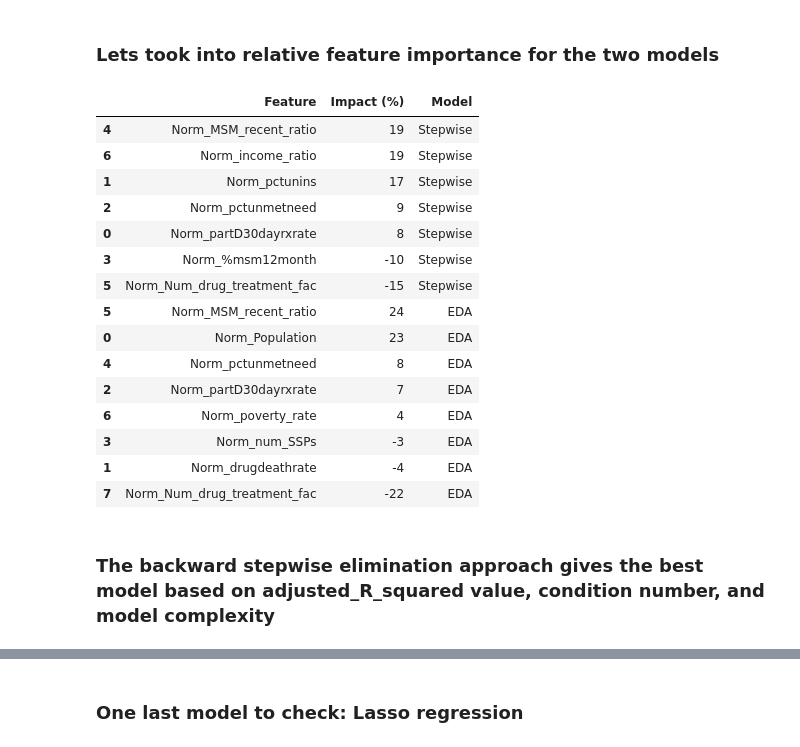
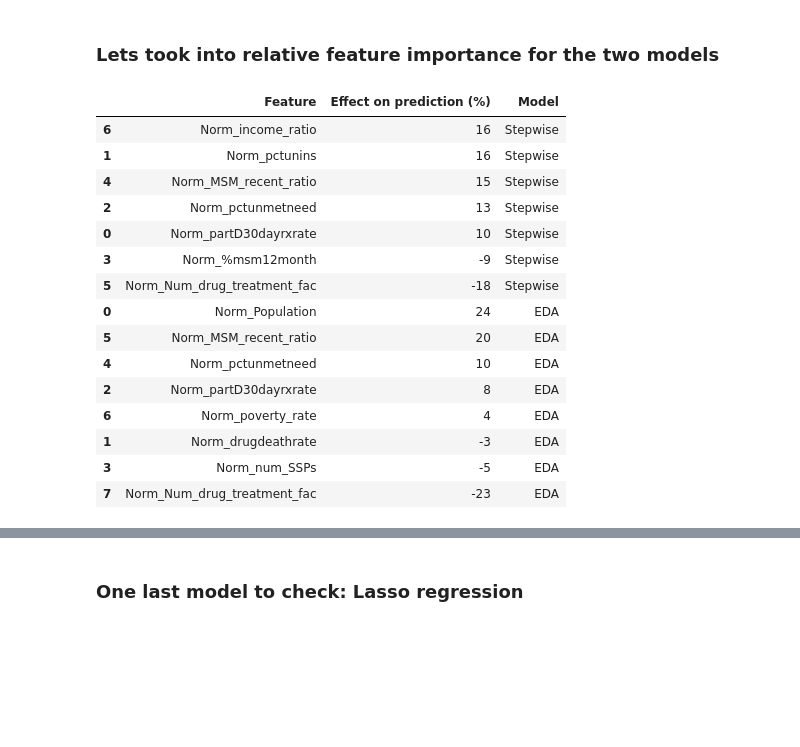
Before and after one commit to Jbultema/HIV_infection_forecasting, a Jupyter notebook: HIV_infection_EDA.ipynb, the cells around one changed output, grey strips where cells are left out. Saved outputs shown, nothing was run; the diff lists cells and outputs as text; code cells hidden in the pictures; blank space fills up the shorter version.

```diff
--- a/HIV_infection_EDA.ipynb
+++ b/HIV_infection_EDA.ipynb
@@ -933,40 +889,38 @@ Warnings:
 # %%
 # create list of tuples of feature name and relative importance
 step_weights = norm_step_model.params.tolist()
 sum_step_weight = sum(step_weights)
 total_step_weight = sum([abs(x) for x in step_weights])
 step_rel_weights = [int(100*x/total_step_weight) for x in step_weights]
 step_feature_importance = list(zip(norm_step_pruned, step_rel_weights))
 
 EDA_weights = norm_EDA_model.params.tolist()
 sum_EDA_weight = sum(EDA_weights)
 total_EDA_weight = sum([abs(x) for x in EDA_weights])
 EDA_rel_weights = [int(100*x/total_EDA_weight) for x in EDA_weights]
 EDA_feature_importance = list(zip(norm_EDA_pruned, EDA_rel_weights))
 
-step_results_df = pd.DataFrame(step_feature_importance, columns = ['Feature', 'Impact (%)'])
-EDA_results_df = pd.DataFrame(EDA_feature_importance, columns = ['Feature', 'Impact (%)'])
+step_results_df = pd.DataFrame(step_feature_importance, columns = ['Feature', 'Effect on prediction (%)'])
+EDA_results_df = pd.DataFrame(EDA_feature_importance, columns = ['Feature', 'Effect on prediction (%)'])
 step_results_df["Model"] = "Stepwise"
 EDA_results_df['Model'] = "EDA"
-model_results_df = pd.concat([step_results_df, EDA_results_df]).sort_values(by=['Model','Impact (%)','Feature'], ascending= [False, False, True])
+model_results_df = pd.concat([step_results_df, EDA_results_df]).sort_values(by=['Model','Effect on prediction (%)','Feature'], ascending= [False, False, True])
 
 model_results_df
 # %% [output]
-|  | Feature | Impact (%) | Model |
-| 4 | Norm_MSM_recent_ratio | 19 | Stepwise |
-| 6 | Norm_income_ratio | 19 | Stepwise |
-| 1 | Norm_pctunins | 17 | Stepwise |
-| 2 | Norm_pctunmetneed | 9 | Stepwise |
-| 0 | Norm_partD30dayrxrate | 8 | Stepwise |
-| 3 | Norm_%msm12month | -10 | Stepwise |
-| 5 | Norm_Num_drug_treatment_fac | -15 | Stepwise |
-| 5 | Norm_MSM_recent_ratio | 24 | EDA |
-| 0 | Norm_Population | 23 | EDA |
-| 4 | Norm_pctunmetneed | 8 | EDA |
-| 2 | Norm_partD30dayrxrate | 7 | EDA |
+|  | Feature | Effect on prediction (%) | Model |
+| 6 | Norm_income_ratio | 16 | Stepwise |
+| 1 | Norm_pctunins | 16 | Stepwise |
+| 4 | Norm_MSM_recent_ratio | 15 | Stepwise |
+| 2 | Norm_pctunmetneed | 13 | Stepwise |
+| 0 | Norm_partD30dayrxrate | 10 | Stepwise |
+| 3 | Norm_%msm12month | -9 | Stepwise |
+| 5 | Norm_Num_drug_treatment_fac | -18 | Stepwise |
+| 0 | Norm_Population | 24 | EDA |
+| 5 | Norm_MSM_recent_ratio | 20 | EDA |
+| 4 | Norm_pctunmetneed | 10 | EDA |
+| 2 | Norm_partD30dayrxrate | 8 | EDA |
 | 6 | Norm_poverty_rate | 4 | EDA |
-| 3 | Norm_num_SSPs | -3 | EDA |
-| 1 | Norm_drugdeathrate | -4 | EDA |
-| 7 | Norm_Num_drug_treatment_fac | -22 | EDA |
+| 1 | Norm_drugdeathrate | -3 | EDA |
+| 3 | Norm_num_SSPs | -5 | EDA |
+| 7 | Norm_Num_drug_treatment_fac | -23 | EDA |
-# %% [markdown]
-### The backward stepwise elimination approach gives the best model based on adjusted_R_squared value, condition number, and model complexity
```
Also changed, not shown: parts of 64 cells of this notebook.
